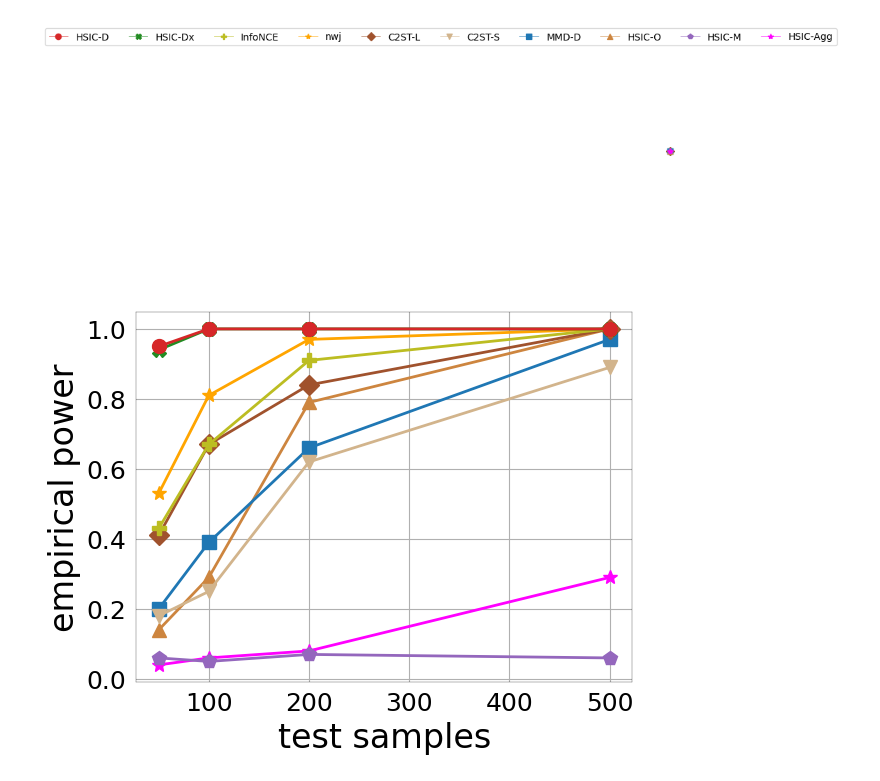
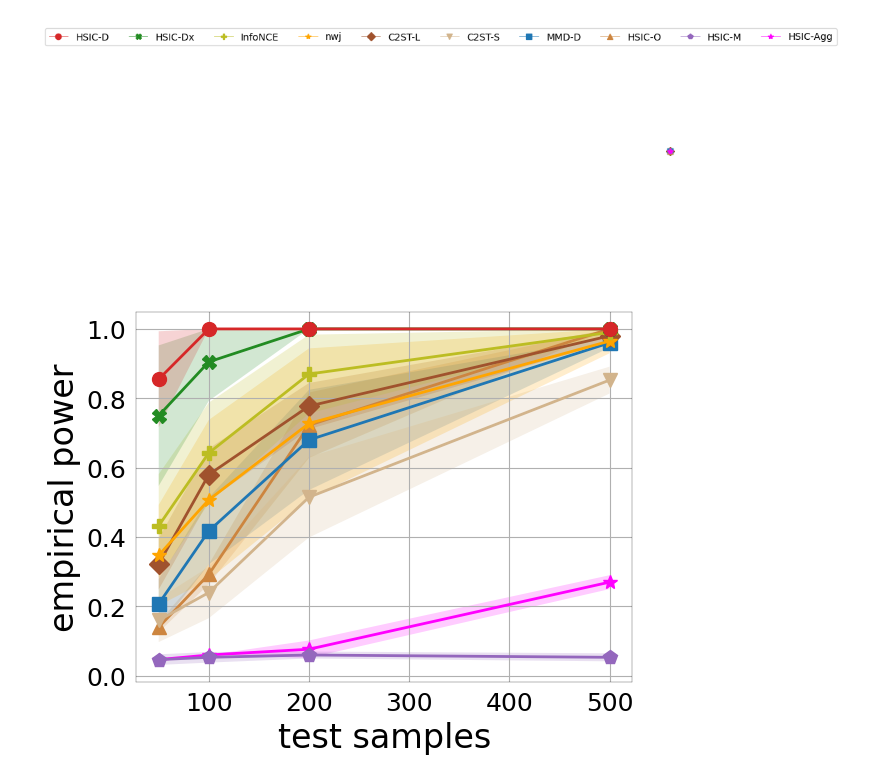
Before and after one commit to xunathan96/deephsic, a Jupyter notebook: notebook/plot_sinusoid.ipynb, the cells around one changed output. Drawn from its saved outputs; the diff is of its cells as text; code cells hidden in the pictures.

```diff
--- a/notebook/plot_sinusoid.ipynb
+++ b/notebook/plot_sinusoid.ipynb
@@ -52,7 +49,7 @@ def collate_samples(stats: list):                       # [(x1,y1,std1), (x2,y2,
 # %%
 # LOAD DATAFRAME
 EXPDIR = '../src/exp/eval/sinusoid/'
-RUNS = ('final-rate')
+RUNS = ('final-rate', 'cedar-1', 'cedar-2', 'cedar-3')
 
 df = dict()
 for method in ['hsic', 'c2st', 'mmd', 'infonce', 'nwj']:
@@ -91,7 +88,7 @@ plt.axis(False)
 [figure]
 # %%
 # power vs samples
-DATASET = '[Sinusoid-]'
+DATASET = 'Sinusoid'
 LINEWIDTH = 2
 MARKERSIZE = 10
 
@@ -106,32 +103,32 @@ stats['c2st-l'] = samples_vs_power(df['c2st'], dataset=DATASET, method='c2st-l',
 stats['c2st-s'] = samples_vs_power(df['c2st'], dataset=DATASET, method='c2st-s', model='id-id@mlp2x8x12x8x1')
 stats['infonce'] = samples_vs_power(df['infonce'], dataset=DATASET, method='infonce', model='id-id@mlp2x8x12x8x1')
 stats['nwj'] = samples_vs_power(df['nwj'], dataset=DATASET, method='nwj', model='id-id@mlp2x8x12x8x1')
 
 for method in methods:
     try:
         plt.plot(*collate_samples(stats[method])['x,y'],
                 legend[method]['marker'],
                 linewidth = LINEWIDTH,
                 markersize = MARKERSIZE,
                 color = legend[method]['color'],)
         plt.fill_between(*collate_samples(stats[method])['std'],
                         facecolor = legend[method]['color'],
                         alpha = 0.2)
     except ValueError:
         print(f"Warning: no data found for method {method}.")
 
 
 # plt.legend(['HSIC-D', 'HSIC-Dx', 'HSIC-Agg', 'HSIC-O', 'HSIC-M', 'MMD-D', 'C2ST-L', 'C2ST-S'], ncol=8)
 plt.grid()
 #plt.title(DATASET)
 plt.xlabel("test samples", fontsize=24)
 plt.ylabel("empirical power", fontsize=24)
 #plt.xlim(xmin=90)
 
 plt.rcParams['axes.linewidth'] = 0.2
 plt.tick_params(left=False, labelsize=18)
 plt.tick_params(bottom=False, labelsize=18)
 # plt.gca().xaxis.set_major_locator(plt.MultipleLocator(1000))
-plt.savefig(f"plots/sinusoid/power_vs_testsize_{DATASET.replace('-','')[1:-1]}.pdf", format="pdf", bbox_inches="tight")
+# plt.savefig(f"plots/sinusoid/power_vs_testsize_{DATASET.replace('-','')}.pdf", format="pdf", bbox_inches="tight")
 # %% [output]
-[figure, old version]
+[figure, new version]
```
Also changed, not shown: parts of 1 cell of this notebook, 2 other files.
